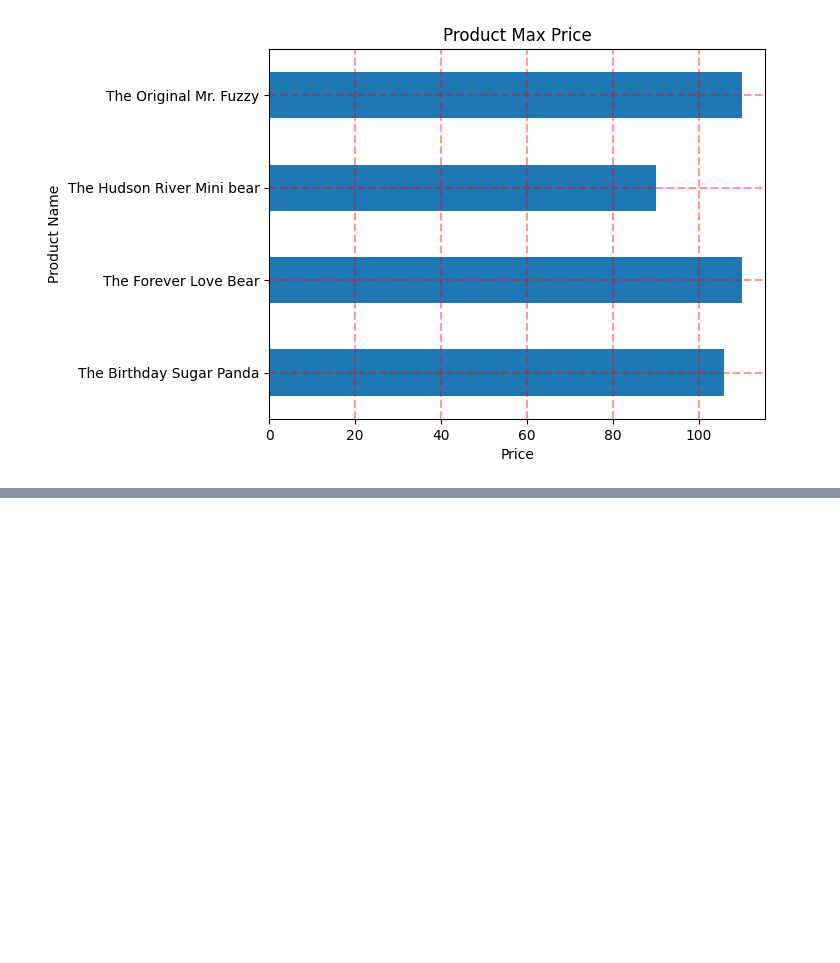
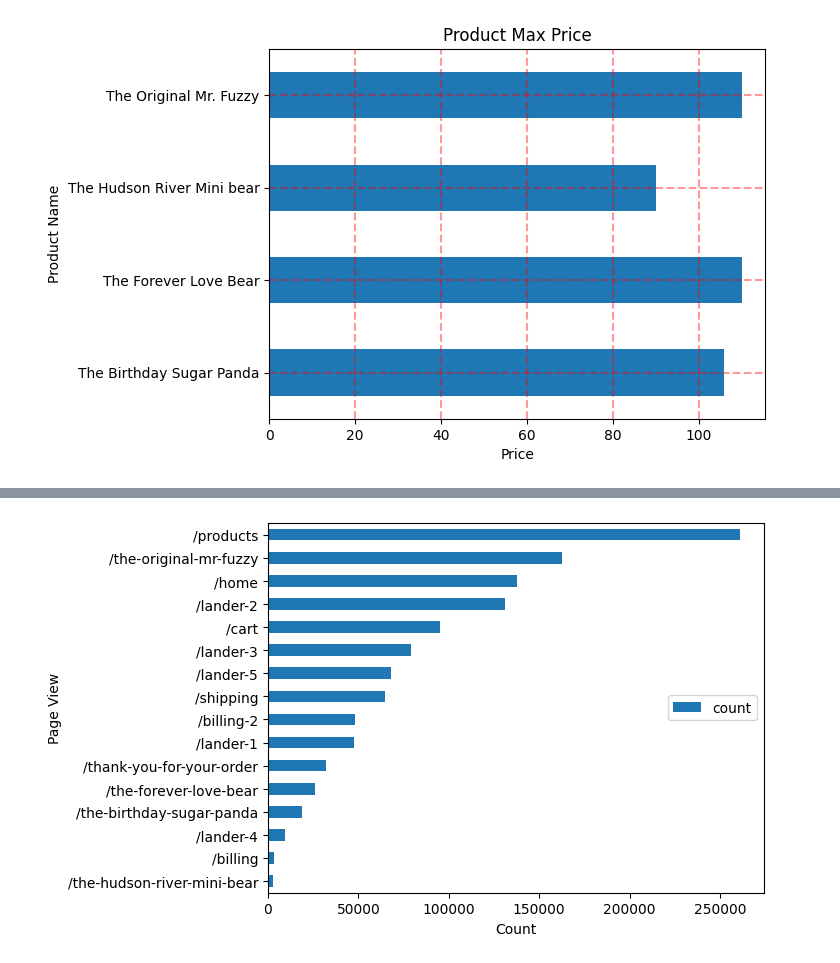
Before and after one commit to krasigarev/Python-Connection-With-SQL-Server, a Jupyter notebook: data_analysis_1.ipynb, the cells around one changed output, grey strips where cells are left out. Saved outputs shown, nothing was run; the diff lists cells and outputs as text; code cells hidden in the pictures; blank space fills up the shorter version.

```diff
--- a/data_analysis_1.ipynb
+++ b/data_analysis_1.ipynb
@@ -157,0 +217,7 @@ plt.grid(color='red', alpha=0.4, ls=':', lw=1.5)
+# %%
+df4.pageview_url.value_counts().sort_values(ascending=True).plot(kind='barh')
+plt.legend(loc=5)
+plt.ylabel('Page View')
+plt.xlabel('Count');
+# %% [output]
+[figure, added]
```
Also changed, not shown: parts of 7 cells of this notebook.
